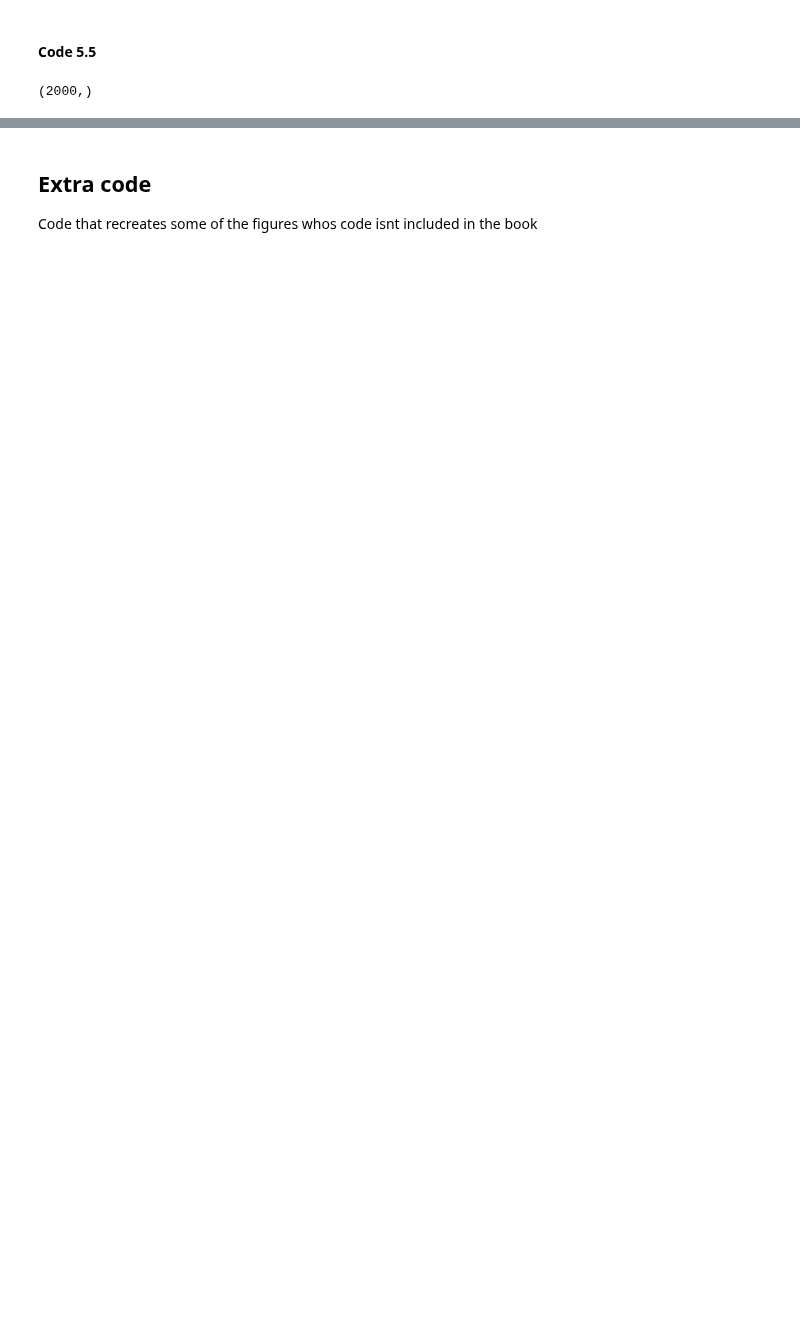
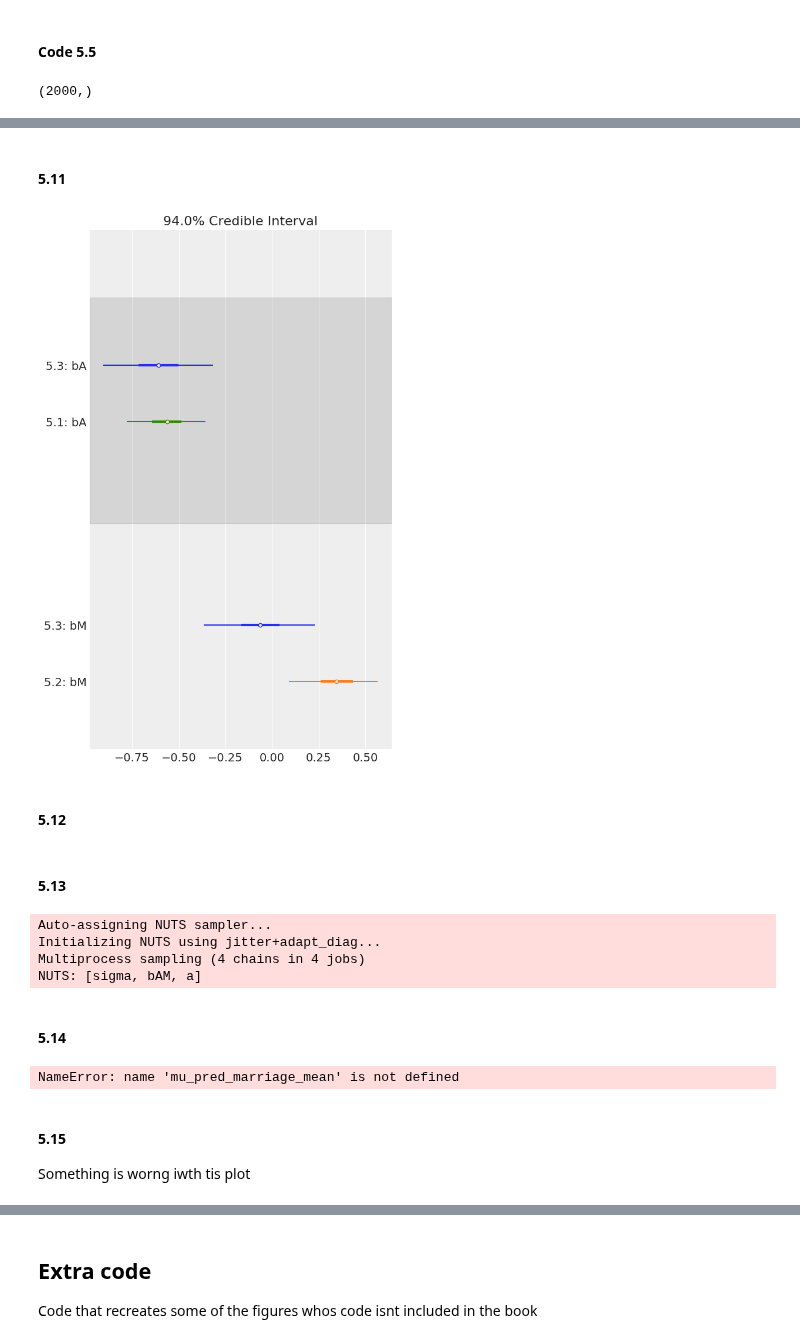
Before and after one commit to pymc-devs/pymc-resources, a Jupyter notebook: Rethinking_2/Chp_05.ipynb, the cells around one changed output, grey strips where cells are left out. Saved outputs shown, nothing was run; the diff lists cells and outputs as text; code cells hidden in the pictures; blank space fills up the shorter version.

```diff
--- a/Rethinking_2/Chp_05.ipynb
+++ b/Rethinking_2/Chp_05.ipynb
@@ -117,0 +170,8 @@ az.plot_hpd(age_std_seq, mu_pred.T)
+# %% [markdown]
+#### 5.11
+# %%
+pm.plot_forest([trace_divorce_marriage_age, trace_divorce_marriage, trace_divorce_age,], model_names=["5.3", "5.2", "5.1"], var_names=["bA", "bM"], combined=True);
+# %% [output]
+[figure, added]
+# %% [markdown]
+#### 5.12
@@ -117,0 +183,28 @@ az.plot_hpd(age_std_seq, mu_pred.T)
+# %% [markdown]
+#### 5.13
+# %%
+ with pm.Model() as model_marriage_age:
+    a = pm.Normal("a", 0, .2)
+    bAM = pm.Normal("bAM", 0, .5)
+    sigma = pm.Exponential("sigma", 1)
+
+    mu = pm.Deterministic("mu", a+bAM*data["MedianAgeMarriage_std"])
+
+    marriage_std = pm.Normal("_std", mu=mu, sd=sigma, observed = data["Marriage_std"].values)
+    prior_samples = pm.sample_prior_predictive()
+    trace_marriage_age = pm.sample()
+# %% [output]
+Auto-assigning NUTS sampler...
+Initializing NUTS using jitter+adapt_diag...
+Multiprocess sampling (4 chains in 4 jobs)
+NUTS: [sigma, bAM, a]
+# %% [markdown]
+#### 5.14
+# %%
+mu_pred_marriage = trace_marriage_age["mu"].mean(axis=0)
+residuals = data["Marriage_std"] - mu_pred_marriage_mean
+# %% [output]
+NameError: name 'mu_pred_marriage_mean' is not defined
+# %% [markdown]
+#### 5.15
+Something is worng iwth tis plot
```
Also changed, not shown: parts of 30 cells of this notebook.
